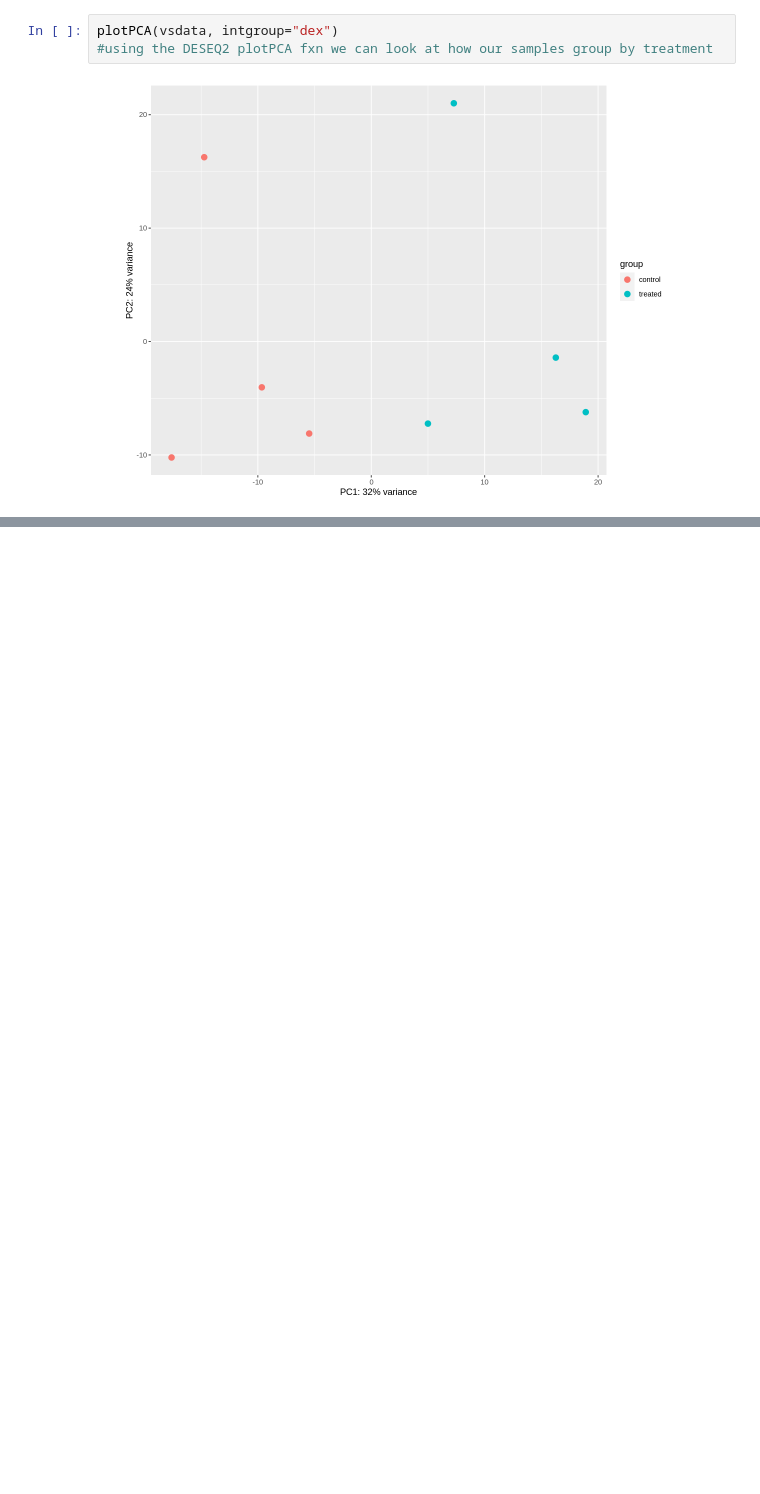
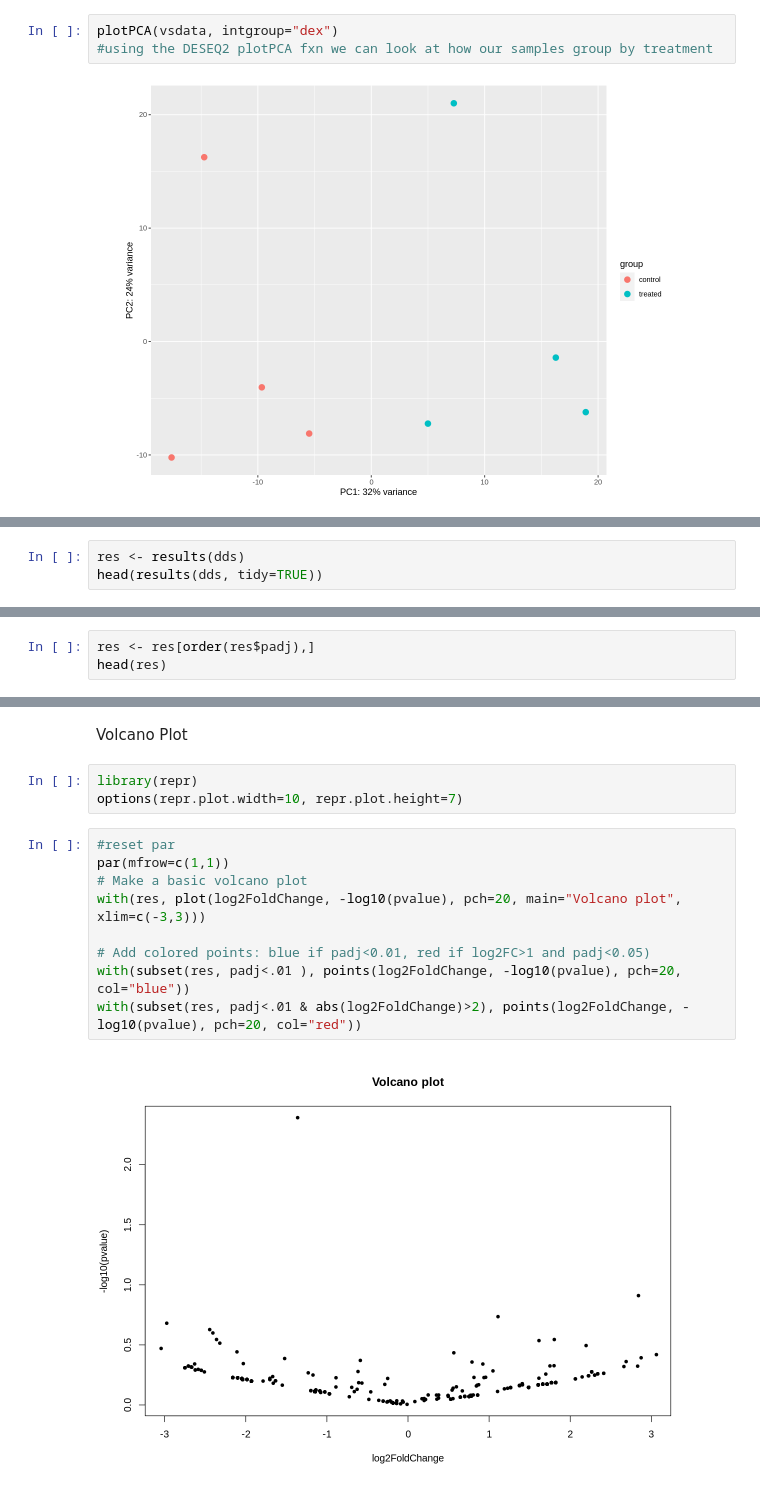
Before and after one commit to Mangul-Lab-USC/RNA-SEQ-Tutorial-PART1, a Jupyter notebook: Deseq2_R.ipynb, the cells around one changed output, grey strips where cells are left out. Drawn from its saved outputs; the diff is of its cells as text; blank space fills up the shorter version.

```diff
--- a/Deseq2_R.ipynb
+++ b/Deseq2_R.ipynb
@@ -228,0 +512,3 @@ plotPCA(vsdata, intgroup="dex")
+# %%
+res <- results(dds)
+head(results(dds, tidy=TRUE))
@@ -228,0 +541,3 @@ plotPCA(vsdata, intgroup="dex")
+# %%
+res <- res[order(res$padj),]
+head(res)
@@ -228,0 +561,16 @@ plotPCA(vsdata, intgroup="dex")
+# %% [markdown]
+Volcano Plot
+# %%
+library(repr)
+options(repr.plot.width=10, repr.plot.height=7)
+# %%
+#reset par
+par(mfrow=c(1,1))
+# Make a basic volcano plot
+with(res, plot(log2FoldChange, -log10(pvalue), pch=20, main="Volcano plot", xlim=c(-3,3)))
+
+# Add colored points: blue if padj<0.01, red if log2FC>1 and padj<0.05)
+with(subset(res, padj<.01 ), points(log2FoldChange, -log10(pvalue), pch=20, col="blue"))
+with(subset(res, padj<.01 & abs(log2FoldChange)>2), points(log2FoldChange, -log10(pvalue), pch=20, col="red"))
+# %% [output]
+[figure, added]
```
Also changed, not shown: parts of 40 cells of this notebook, 4 other files.
